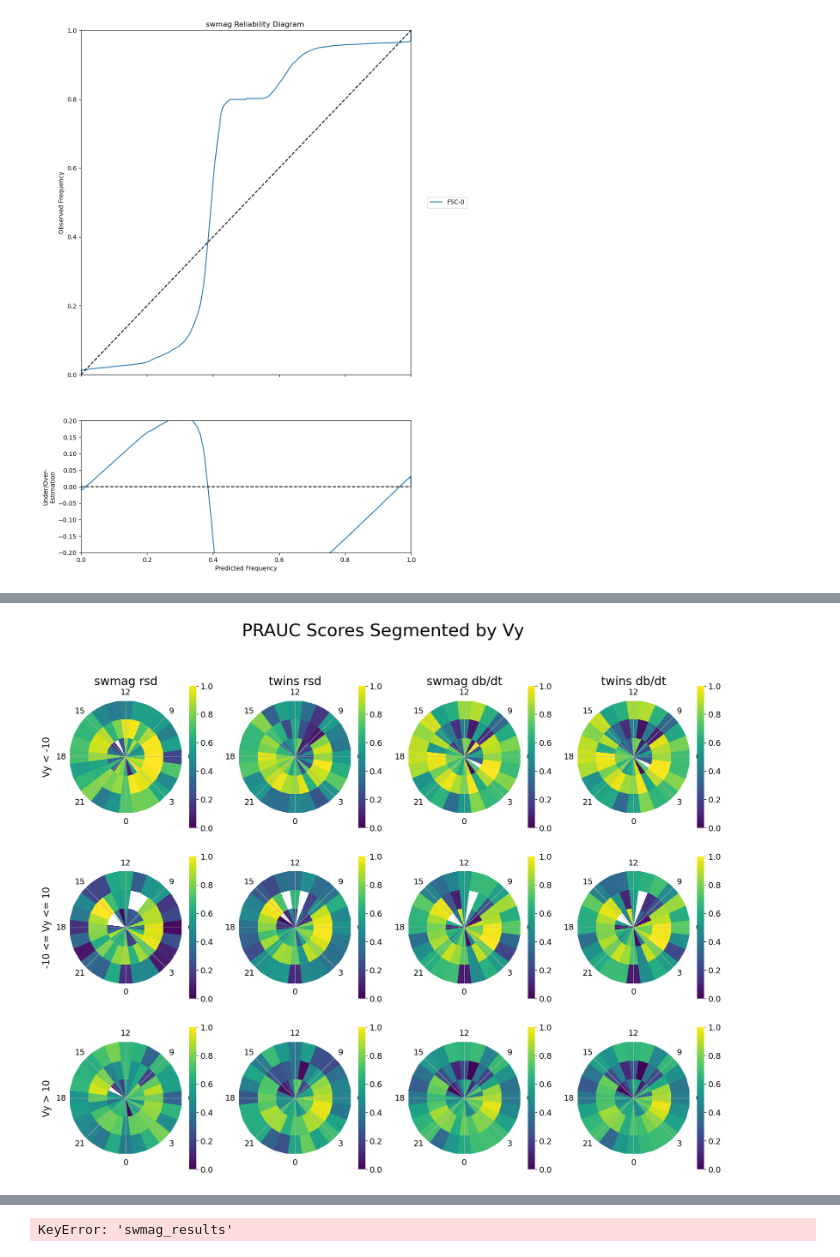
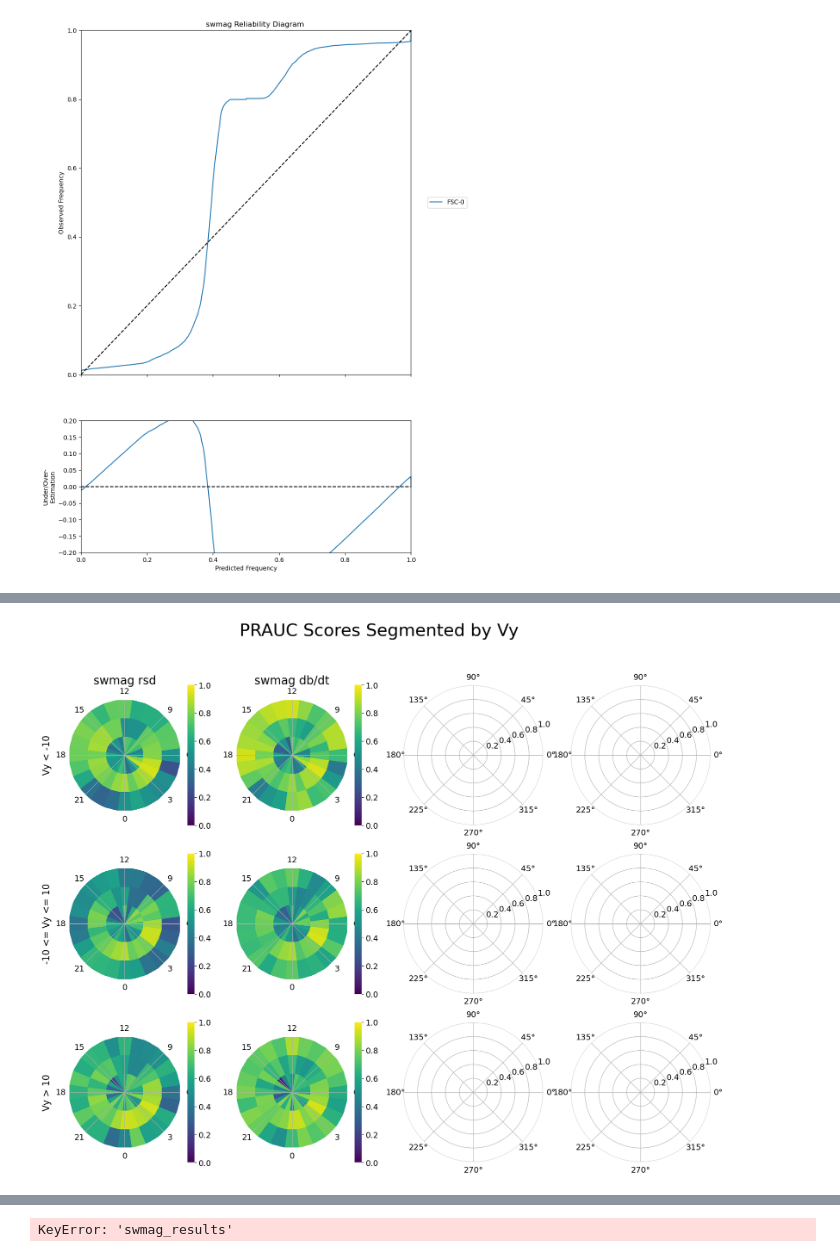
Before and after one commit to mikecoughlan/including_ion_temp_maps, a Jupyter notebook: examining_results.ipynb, the cells around one changed output, grey strips where cells are left out. Cells and saved outputs as stored; diff of their text form; code cells hidden in the pictures.

```diff
--- a/examining_results.ipynb
+++ b/examining_results.ipynb
@@ -434,27 +497,27 @@ def calibrating_prauc(y_true, y_pred):
 swmag_rsd_auc, twins_rsd_auc, swmag_dbht_auc, twins_dbht_auc, swmag_rsd_roc, twins_rsd_roc, swmag_dbht_roc, twins_dbht_roc, mean_lat, reg_names = [], [], [], [], [], [], [], [], [], []
 swmag_rsd_error, twins_rsd_error, swmag_dbht_error, twins_dbht_error = [], [], [], []
 
-metric_results = MetricResults(n_samples=1000)
+# metric_results = MetricResults(n_samples=1000)
 
 for key in results.keys():
-	roc = roc_curve(y_true=results[key]['swmag_rsd']['actual'], y_score=results[key]['swmag_rsd']['predicted_mean'])
+	roc = roc_curve(y_true=results[key]['swmag_rsd']['actual'], y_score=results[key]['swmag_rsd']['predicted'])
 	swmag_rsd_roc.append(auc(roc[0], roc[1]))
-	roc = roc_curve(y_true=results[key]['twins_rsd']['actual'], y_score=results[key]['twins_rsd']['predicted_mean'])
-	twins_rsd_roc.append(auc(roc[0], roc[1]))
-	roc = roc_curve(y_true=results[key]['swmag_dbht']['actual'], y_score=results[key]['swmag_dbht']['predicted_mean'])
+	# roc = roc_curve(y_true=results[key]['twins_rsd']['actual'], y_score=results[key]['twins_rsd']['predicten'])
+	# twins_rsd_roc.append(auc(roc[0], roc[1]))
+	roc = roc_curve(y_true=results[key]['swmag_dbht']['actual'], y_score=results[key]['swmag_dbht']['predicted'])
 	swmag_dbht_roc.append(auc(roc[0], roc[1]))
-	roc = roc_curve(y_true=results[key]['twins_dbht']['actual'], y_score=results[key]['twins_dbht']['predicted_mean'])
-	twins_dbht_roc.append(auc(roc[0], roc[1]))
+	# roc = roc_curve(y_true=results[key]['twins_dbht']['actual'], y_score=results[key]['twins_dbht']['predicted'])
+	# twins_dbht_roc.append(auc(roc[0], roc[1]))
 
 	# swmag_rsd_auc.append(metric_results(df=results[key]['swmag_rsd'], metric='prauc'))
 	# twins_rsd_auc.append(metric_results(df=results[key]['twins_rsd'], metric='prauc'))
 	# swmag_dbht_auc.append(metric_results(df=results[key]['swmag_dbht'], metric='prauc'))
 	# twins_dbht_auc.append(metric_results(df=results[key]['twins_dbht'], metric='prauc'))
 
-	swmag_rsd_auc.append(calibrating_prauc(y_true=results[key]['swmag_rsd']['actual'], y_pred=results[key]['swmag_rsd']['predicted_mean']))
-	swmag_dbht_auc.append(calibrating_prauc(y_true=results[key]['swmag_dbht']['actual'], y_pred=results[key]['swmag_dbht']['predicted_mean']))
-	twins_rsd_auc.append(calibrating_prauc(y_true=results[key]['twins_rsd']['actual'], y_pred=results[key]['twins_rsd']['predicted_mean']))
-	twins_dbht_auc.append(calibrating_prauc(y_true=results[key]['twins_dbht']['actual'], y_pred=results[key]['twins_dbht']['predicted_mean']))
+	swmag_rsd_auc.append(calibrating_prauc(y_true=results[key]['swmag_rsd']['actual'], y_pred=results[key]['swmag_rsd']['predicted']))
+	swmag_dbht_auc.append(calibrating_prauc(y_true=results[key]['swmag_dbht']['actual'], y_pred=results[key]['swmag_dbht']['predicted']))
+	# twins_rsd_auc.append(calibrating_prauc(y_true=results[key]['twins_rsd']['actual'], y_pred=results[key]['twins_rsd']['predicted_mean']))
+	# twins_dbht_auc.append(calibrating_prauc(y_true=results[key]['twins_dbht']['actual'], y_pred=results[key]['twins_dbht']['predicted_mean']))
 
 	mean_lat.append(results[key]['mean_lat'])
 	reg_names.append(key)
@@ -1685,9 +1747,9 @@ def calculating_individual_mlt_metrics(dict, metric='prauc'):
 					if metric == 'prauc':
 						# second_output, first_output, __ = precision_recall_curve(temp_df['actual'], temp_df['predicted_mean'])
 						# results_dict[f'{sep}_sep_var_df'].loc[i,lat] = auc(first_output, second_output)
-						results_dict[f'{sep}_sep_var_df'].loc[i,lat] = calibrating_prauc(y_true=temp_df['actual'], y_pred=temp_df['predicted_mean'])
+						results_dict[f'{sep}_sep_var_df'].loc[i,lat] = calibrating_prauc(y_true=temp_df['actual'], y_pred=temp_df['predicted'])
 					elif metric == 'rocauc':
-						first_output, second_output, __ = roc_curve(temp_df['actual'], temp_df['predicted_mean'])
+						first_output, second_output, __ = roc_curve(temp_df['actual'], temp_df['predicted'])
 						results_dict[f'{sep}_sep_var_df'].loc[i,lat] = auc(first_output, second_output)
 					elif metric == 'ratio':
 						results_dict[f'{sep}_sep_var_df'].loc[i,lat] = temp_df['actual'].sum()/len(temp_df)
@@ -1706,17 +1768,17 @@ def calculating_individual_mlt_metrics(dict, metric='prauc'):
 	return results_dict
 
 swmag_dbht_sep_dict = get_sep_var_and_lat_bins(swmag_dbht_df, sep_var, sep_var_bins, lower_lat_bound, upper_lat_bound)
-twins_dbht_sep_dict = get_sep_var_and_lat_bins(twins_dbht_df, sep_var, sep_var_bins, lower_lat_bound, upper_lat_bound)
+# twins_dbht_sep_dict = get_sep_var_and_lat_bins(twins_dbht_df, sep_var, sep_var_bins, lower_lat_bound, upper_lat_bound)
 swmag_rsd_sep_dict = get_sep_var_and_lat_bins(swmag_rsd_df, sep_var, sep_var_bins, lower_lat_bound, upper_lat_bound)
-twins_rsd_sep_dict = get_sep_var_and_lat_bins(twins_rsd_df, sep_var, sep_var_bins, lower_lat_bound, upper_lat_bound)
+# twins_rsd_sep_dict = get_sep_var_and_lat_bins(twins_rsd_df, sep_var, sep_var_bins, lower_lat_bound, upper_lat_bound)
 
 if sep_var_bins == None:
 	sep_var_bins = ['25%', '75%']
 
 swmag_dbht_results = calculating_individual_mlt_metrics(swmag_dbht_sep_dict, metric=metric)
-twins_dbht_results = calculating_individual_mlt_metrics(twins_dbht_sep_dict, metric=metric)
+# twins_dbht_results = calculating_individual_mlt_metrics(twins_dbht_sep_dict, metric=metric)
 swmag_rsd_results = calculating_individual_mlt_metrics(swmag_rsd_sep_dict, metric=metric)
-twins_rsd_results = calculating_individual_mlt_metrics(twins_rsd_sep_dict, metric=metric)
+# twins_rsd_results = calculating_individual_mlt_metrics(twins_rsd_sep_dict, metric=metric)
 
 # plotting the results as polar heatmap with MLT=12 at the top of the plot, low mid and high as three different rings
 rad = [0,1,2]
@@ -1731,36 +1793,36 @@ mpl.rcParams['axes.labelsize'] = 16
 mpl.rcParams['xtick.labelsize'] = 14
 
 fig, axes = plt.subplots(3,4, figsize=(20, 15), subplot_kw=dict(projection='polar'))
 
 if metric != 'ratio':
 	plotting_norm = mpl.colors.Normalize(vmin=0, vmax=1)
 else:
 	# plotting_norm = mpl.colors.LogNorm()
 	plotting_norm = mpl.colors.Normalize(vmin=0, vmax=1)
 
 # plotting the results segmented by parameter values
 plt.suptitle(f'{metric.upper()} Scores Segmented by {sep_var}', fontsize=30)
-for i, (results, title) in enumerate(zip([swmag_rsd_results, twins_rsd_results, swmag_dbht_results, twins_dbht_results], ['swmag rsd', 'twins rsd', 'swmag db/dt', 'twins db/dt'])):
+for i, (results, title) in enumerate(zip([swmag_rsd_results, swmag_dbht_results], ['swmag rsd', 'swmag db/dt'])):
 	axes[0,i].set_title(title)
 	for j, (key, value) in enumerate(results.items()):
 		if i == 0:
 			if j == 0:
 				axes[j,i].set_ylabel(f'{sep_var} < {sep_var_bins[0]}', labelpad=30)
 			elif j == 1:
 				axes[j,i].set_ylabel(f'{sep_var_bins[0]} <= {sep_var} <= {sep_var_bins[1]}', labelpad=30)
 			else:
 				axes[j,i].set_ylabel(f'{sep_var} > {sep_var_bins[1]}', labelpad=30)
 		axes[j,i].set_theta_zero_location('S')
 		r,th = np.meshgrid(rad, np.linspace(0, 2*np.pi, 24, endpoint=False))
 		cbar = fig.colorbar(axes[j,i].pcolormesh(th, r, value, cmap='viridis', norm=plotting_norm), ax=axes[j,i])
 
 		axes[j,i].invert_yaxis()
 		axes[j,i].set_xticks(theta_ticks)
 		axes[j,i].set_xticklabels(theta_labels)
 		axes[j,i].set_yticks([])
-plt.savefig(f'plots/{metric}_scores_segmented_by_{sep_var}.png')
+plt.savefig(f'plots/extended_{metric}_scores_segmented_by_{sep_var}.png')
 # %% [output]
-[figure, old version]
+[figure, new version]
 # %%
 selected_region = 'FSC-6'
 
```
Also changed, not shown: parts of 13 cells of this notebook, 10 other files.
